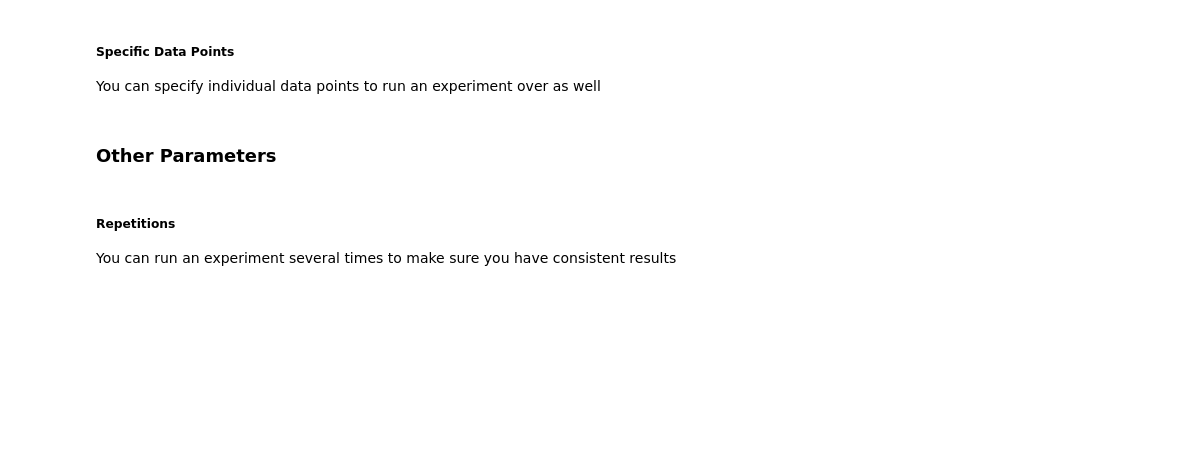
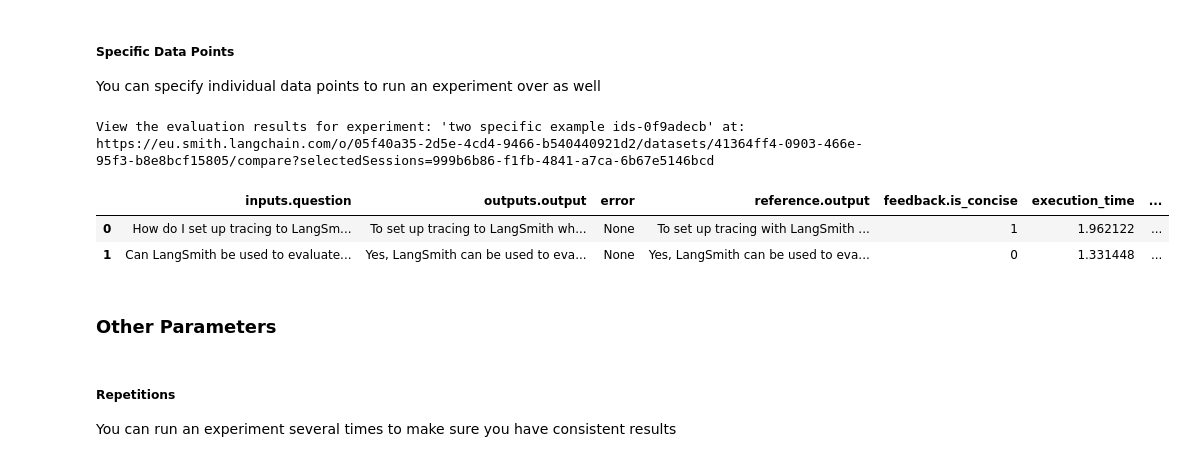
Before and after one commit to langchain-ai/intro-to-langsmith, a Jupyter notebook: notebooks/module_2/experiments.ipynb, the cells around one changed output. Drawn from its saved outputs; the diff is of its cells as text; code cells hidden in the pictures; blank space fills up the shorter version.

```diff
--- a/notebooks/module_2/experiments.ipynb
+++ b/notebooks/module_2/experiments.ipynb
@@ -208,17 +263,23 @@ You can specify individual data points to run an experiment over as well
 # %%
 evaluate(
     target_function,
     data=client.list_examples(
         dataset_name=dataset_name,
         example_ids=[   # We pass in a specific list of example_ids
             # TODO: You will need to paste in your own example ids for this to work!
-            "",
-            ""
+            "47ea8bf4-a7fe-4ef3-8243-1dcd298701e9",
+            "630842ec-e521-40e7-adec-f338377d45b3"
         ]
     ),
     evaluators=[is_concise_enough],
     experiment_prefix="two specific example ids"
 )
+# %% [output]
+View the evaluation results for experiment: 'two specific example ids-0f9adecb' at:
+https://eu.smith.langchain.com/o/05f40a35-2d5e-4cd4-9466-b540440921d2/datasets/41364ff4-0903-466e-95f3-b8e8bcf15805/compare?selectedSessions=999b6b86-f1fb-4841-a7ca-6b67e5146bcd
+|  | inputs.question | outputs.output | error | reference.output | feedback.is_concise | execution_time | ... |
+| 0 | How do I set up tracing to LangSm... | To set up tracing to LangSmith wh... | None | To set up tracing with LangSmith ... | 1 | 1.962122 | ... |
+| 1 | Can LangSmith be used to evaluate... | Yes, LangSmith can be used to eva... | None | Yes, LangSmith can be used to eva... | 0 | 1.331448 | ... |
 # %% [markdown]
 ### Other Parameters
 # %% [markdown]
```
Also changed, not shown: parts of 9 cells of this notebook, 15 other files.
